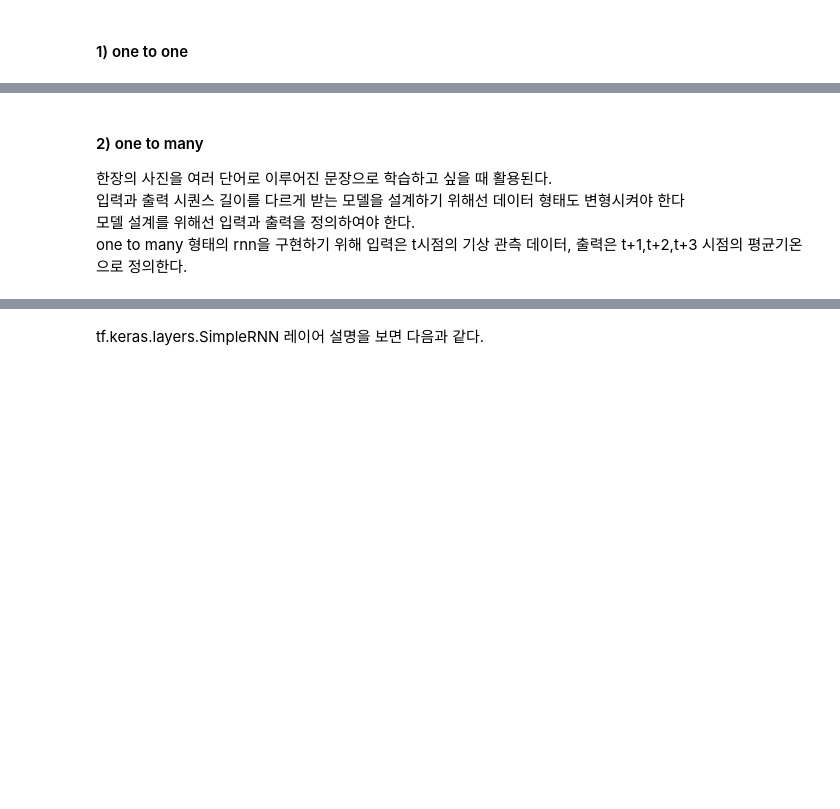
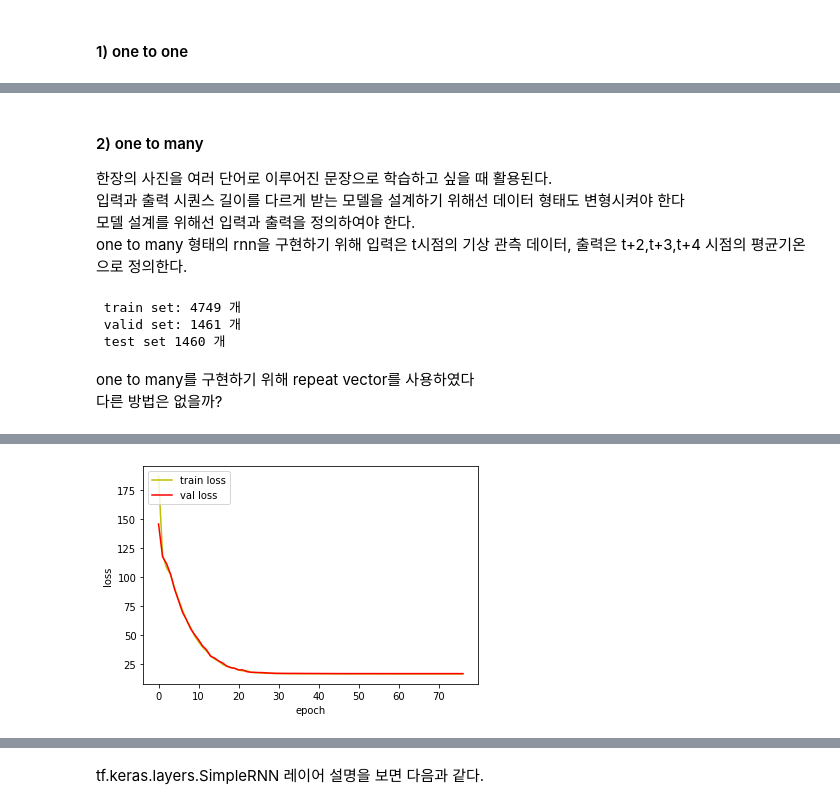
Before and after one commit to ParkSunA/Temperature-Prediction, a Jupyter notebook: RNN 제대로 파악하기.ipynb, the cells around one changed output, grey strips where cells are left out. Cells and saved outputs as stored; diff of their text form; code cells hidden in the pictures; blank space fills up the shorter version.

Commit message:
2) one to many 추가

```diff
--- a/RNN 제대로 파악하기.ipynb
+++ b/RNN 제대로 파악하기.ipynb
@@ -276,4 +277,4 @@ MAE_RNN =  3.1039478896988446
 한장의 사진을 여러 단어로 이루어진 문장으로 학습하고 싶을 때 활용된다.
 입력과 출력 시퀀스 길이를 다르게 받는 모델을 설계하기 위해선 데이터 형태도 변형시켜야 한다
 모델 설계를 위해선 입력과 출력을 정의하여야 한다.
-one to many 형태의 rnn을 구현하기 위해 입력은 t시점의 기상 관측 데이터, 출력은 t+1,t+2,t+3 시점의 평균기온으로 정의한다.
+one to many 형태의 rnn을 구현하기 위해 입력은 t시점의 기상 관측 데이터, 출력은 t+2,t+3,t+4 시점의 평균기온으로 정의한다.
@@ -283,8 +281,8 @@ del data['Y']
+# %%
+Y_len = 3
+Y = [data['Y'].iloc[i:i+3].values for i in range(len(data)-2)]
+data = data.drop(['Y'],axis=1).iloc[:-2]
 # %%
-# 라벨값 설정
-data['Y'] = data['평균기온(°C)'].shift(-2)
-data = data.dropna()
-
 # train, valid, test dataset 분리
 train = data[data['일시']<'2013-01-01']
 valid = data[data['일시']>='2013-01-01']
@@ -295,6 +293,63 @@ print(' train set:',len(train),'개\n',
       'test set',len(test),'개')
 
 # X와 Y분리
-trainX,trainY = train.drop(['일시','Y'],axis=1), train['Y']
-validX,validY = valid.drop(['일시','Y'],axis=1), valid['Y']
-testX,testY = test.drop(['일시','Y'],axis=1), test['Y']
+trainX = train.drop(['일시'],axis=1)
+validX = valid.drop(['일시'],axis=1)
+testX = test.drop(['일시'],axis=1)
+
+trainY = Y[:len(trainX)]
+validY = Y[len(trainX):len(trainX)+len(validX)]
+testY = Y[-len(testX):]
+# %% [output]
+ train set: 4749 개
+ valid set: 1461 개
+ test set 1460 개
+# %% [markdown]
+one to many를 구현하기 위해 repeat vector를 사용하였다
+다른 방법은 없을까?
+# %%
+inputs_1 = tf.keras.Input(shape=44)
+rnn = tf.keras.layers.RepeatVector(Y_len)(inputs_1)
+rnn = tf.keras.layers.SimpleRNN(50, return_sequences=True)(rnn)
+output = tf.keras.layers.Dense(1)(rnn)
+
+RNN = tf.keras.Model(inputs=[inputs_1], outputs=output)
+
+optimizer = tf.keras.optimizers.Adam(lr = 0.001)
+
+RNN.compile(loss='mse', optimizer=optimizer)
+RNN.summary()
+
+path_checkpoint = 'checkpoint.keras'
+callback_checkpoint = ModelCheckpoint(filepath=path_checkpoint,
+                                      monitor='val_loss',
+                                      verbose=1,
+                                      save_weights_only=True,
+                                      save_best_only=True)
+
+callback_early_stopping = EarlyStopping(monitor='val_loss', patience=10,verbose=0)
+
+
+callback_reduce_lr = ReduceLROnPlateau(monitor='loss',
+                                       factor=0.1,
+                                       patience=1,
+                                       verbose=1)
+
+callbacks = [callback_early_stopping,
+             callback_checkpoint,
+             callback_reduce_lr]
+hist = RNN.fit(trainX.values,np.array(trainY).reshape(-1,3,1), validation_data=(validX.values, np.array(validY).reshape(-1,3,1)),
+                 epochs = 200, batch_size=30, callbacks=callbacks, verbose=1)
+
+fig, loss_ax = plt.subplots()
+
+loss_ax.plot(hist.history['loss'], 'y', label='train loss')
+loss_ax.plot(hist.history['val_loss'], 'r', label='val loss')
+
+loss_ax.set_xlabel('epoch')
+loss_ax.set_ylabel('loss')
+
+loss_ax.legend(loc='upper left')
+
+plt.show()
+# %% [output]
@@ -300,0 +373 @@ testX,testY = test.drop(['일시','Y'],axis=1), test['Y']
+[figure, added]
```
Also changed, not shown: parts of 11 cells of this notebook.
